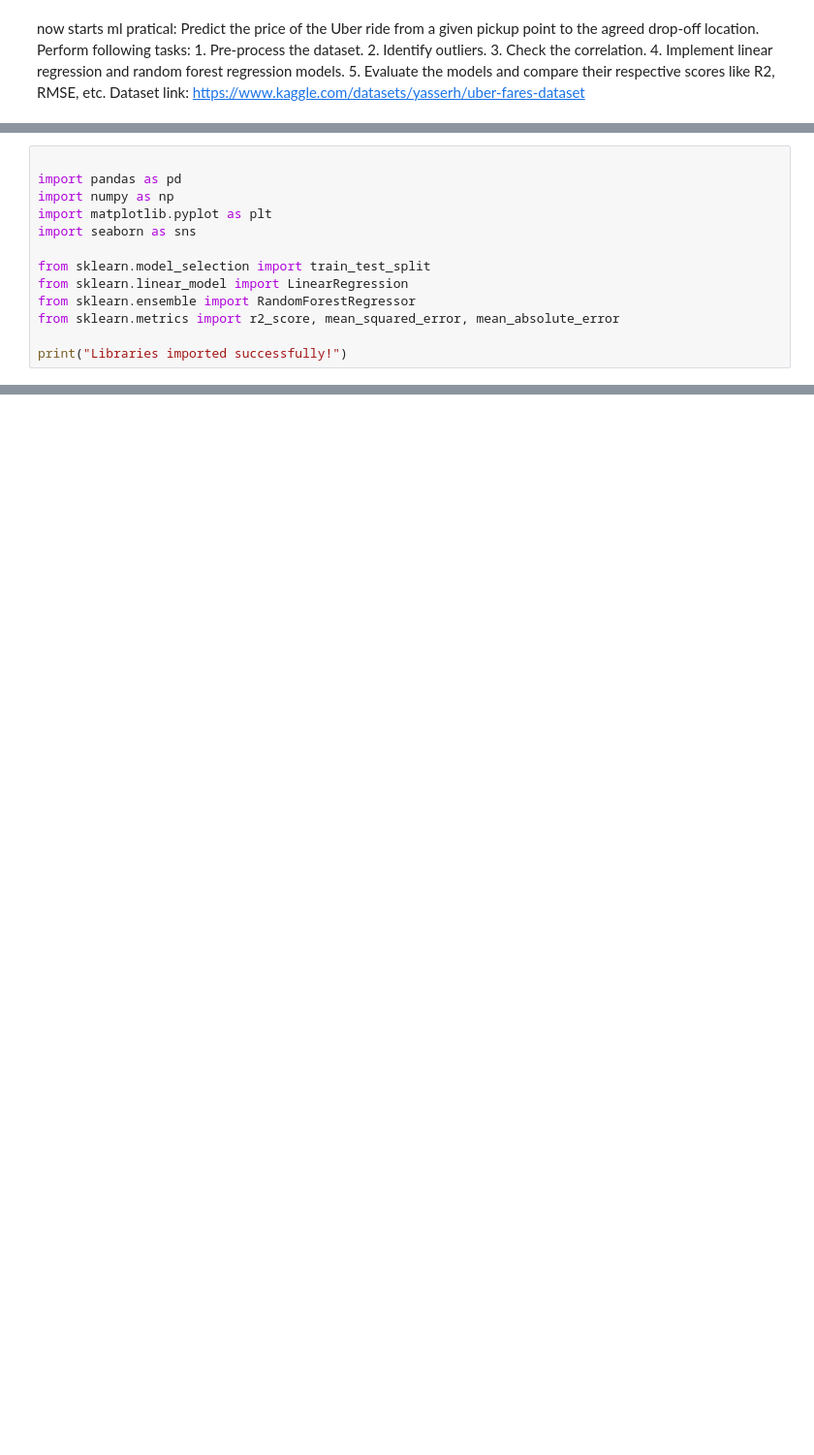
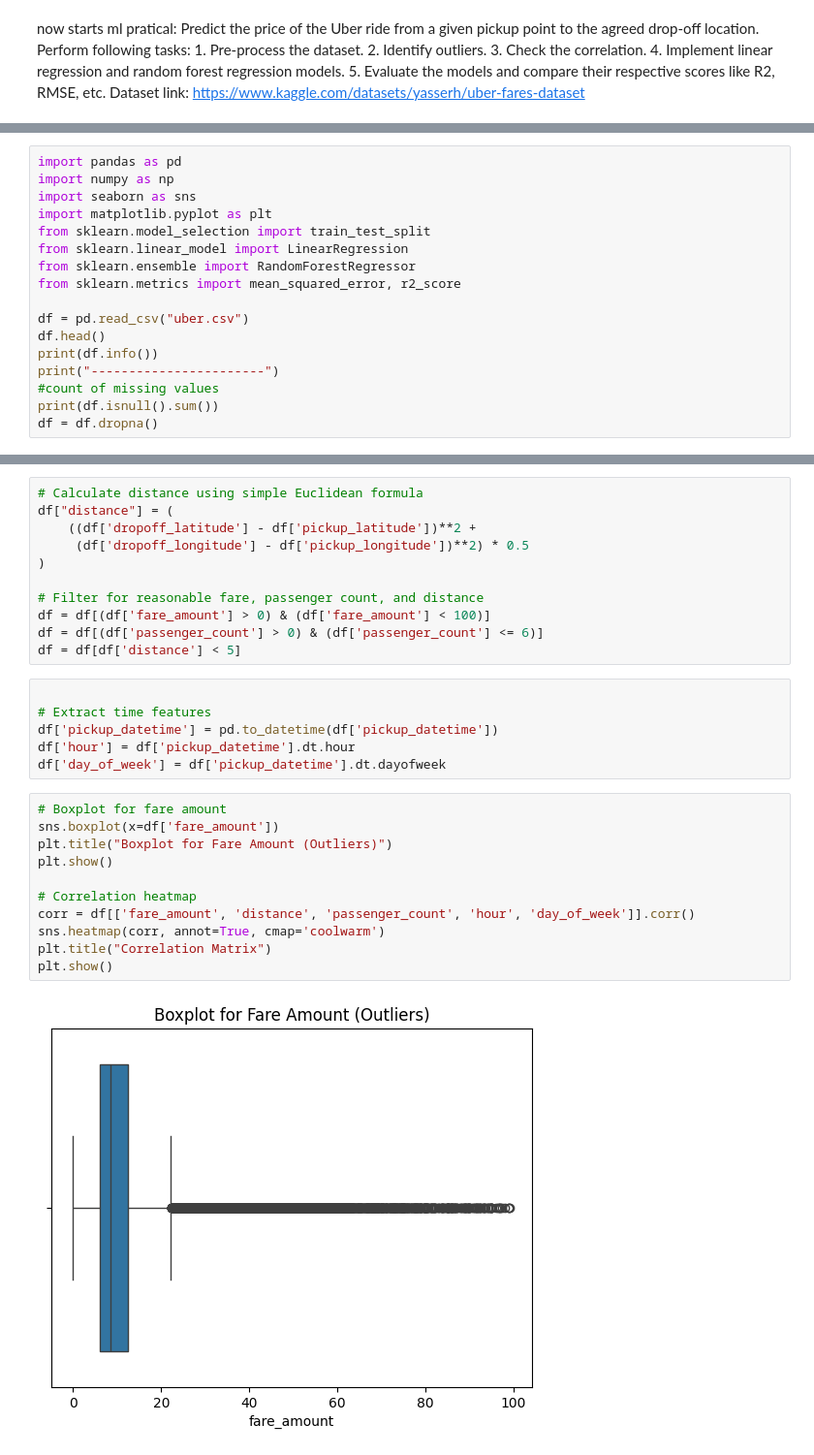
Before and after one commit to vishal0838/LP-3-Praticals-, a Jupyter notebook: ML/p1.ipynb, the cells around one changed output, grey strips where cells are left out. Shown at 97% size. Cells and saved outputs as stored; diff of their text form; blank space fills up the shorter version.

```diff
--- a/ML/p1.ipynb
+++ b/ML/p1.ipynb
@@ -32,14 +4,18 @@ Note: you may need to restart the kernel to use updated packages.
 # %%
-
 import pandas as pd
 import numpy as np
+import seaborn as sns
 import matplotlib.pyplot as plt
-import seaborn as sns
-
 from sklearn.model_selection import train_test_split
 from sklearn.linear_model import LinearRegression
 from sklearn.ensemble import RandomForestRegressor
-from sklearn.metrics import r2_score, mean_squared_error, mean_absolute_error
+from sklearn.metrics import mean_squared_error, r2_score
 
-print("Libraries imported successfully!")
+df = pd.read_csv("uber.csv")
+df.head()
+print(df.info())
+print("-----------------------")
+#count of missing values
+print(df.isnull().sum())
+df = df.dropna()
 # %% [output]
@@ -148,0 +39,30 @@ Shape after preprocessing: (199999, 11)
+# %%
+# Calculate distance using simple Euclidean formula
+df["distance"] = (
+    ((df['dropoff_latitude'] - df['pickup_latitude'])**2 +
+     (df['dropoff_longitude'] - df['pickup_longitude'])**2) * 0.5
+)
+
+# Filter for reasonable fare, passenger count, and distance
+df = df[(df['fare_amount'] > 0) & (df['fare_amount'] < 100)]
+df = df[(df['passenger_count'] > 0) & (df['passenger_count'] <= 6)]
+df = df[df['distance'] < 5]
+# %%
+
+# Extract time features
+df['pickup_datetime'] = pd.to_datetime(df['pickup_datetime'])
+df['hour'] = df['pickup_datetime'].dt.hour
+df['day_of_week'] = df['pickup_datetime'].dt.dayofweek
+# %%
+# Boxplot for fare amount
+sns.boxplot(x=df['fare_amount'])
+plt.title("Boxplot for Fare Amount (Outliers)")
+plt.show()
+
+# Correlation heatmap
+corr = df[['fare_amount', 'distance', 'passenger_count', 'hour', 'day_of_week']].corr()
+sns.heatmap(corr, annot=True, cmap='coolwarm')
+plt.title("Correlation Matrix")
+plt.show()
+# %% [output]
+[figure, added]
```
Also changed, not shown: parts of 11 cells of this notebook, 2 other files.
